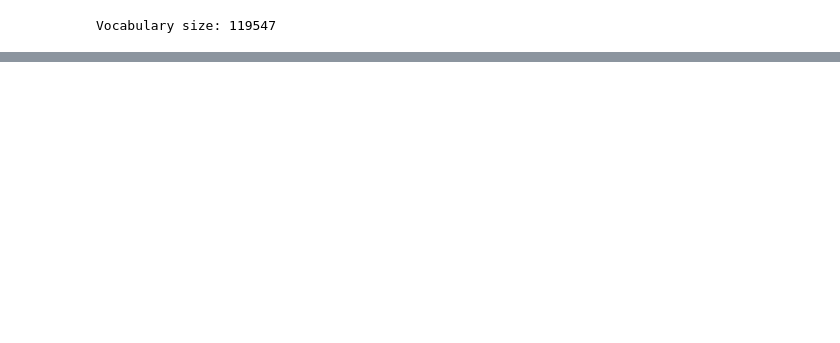
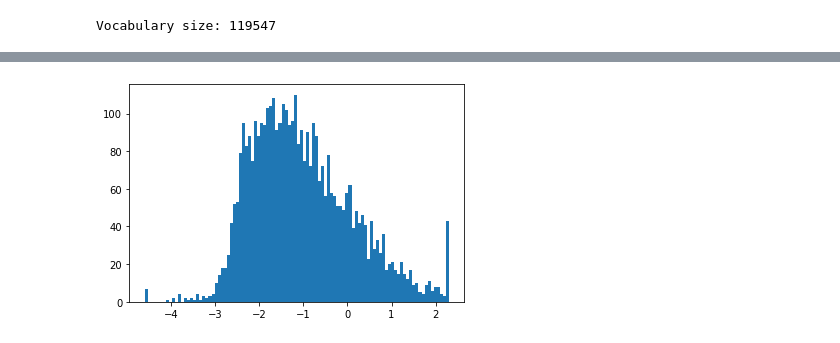
Before and after one commit to bana513/TextSummarization, a Jupyter notebook: visualization/token_frequency.ipynb, the cells around one changed output, grey strips where cells are left out. Cells and saved outputs as stored; diff of their text form; code cells hidden in the pictures; blank space fills up the shorter version.

```diff
--- a/visualization/token_frequency.ipynb
+++ b/visualization/token_frequency.ipynb
@@ -47,0 +97,5 @@ with open(data_path + "used_token_ids.pickle", 'wb') as f:
+# %%
+counts = np.clip(counts, 1e-2, 10)
+plt.hist(np.log(counts), bins=100);
+# %% [output]
+[figure, added]
```
Also changed, not shown: parts of 17 cells of this notebook, 7 other files.
